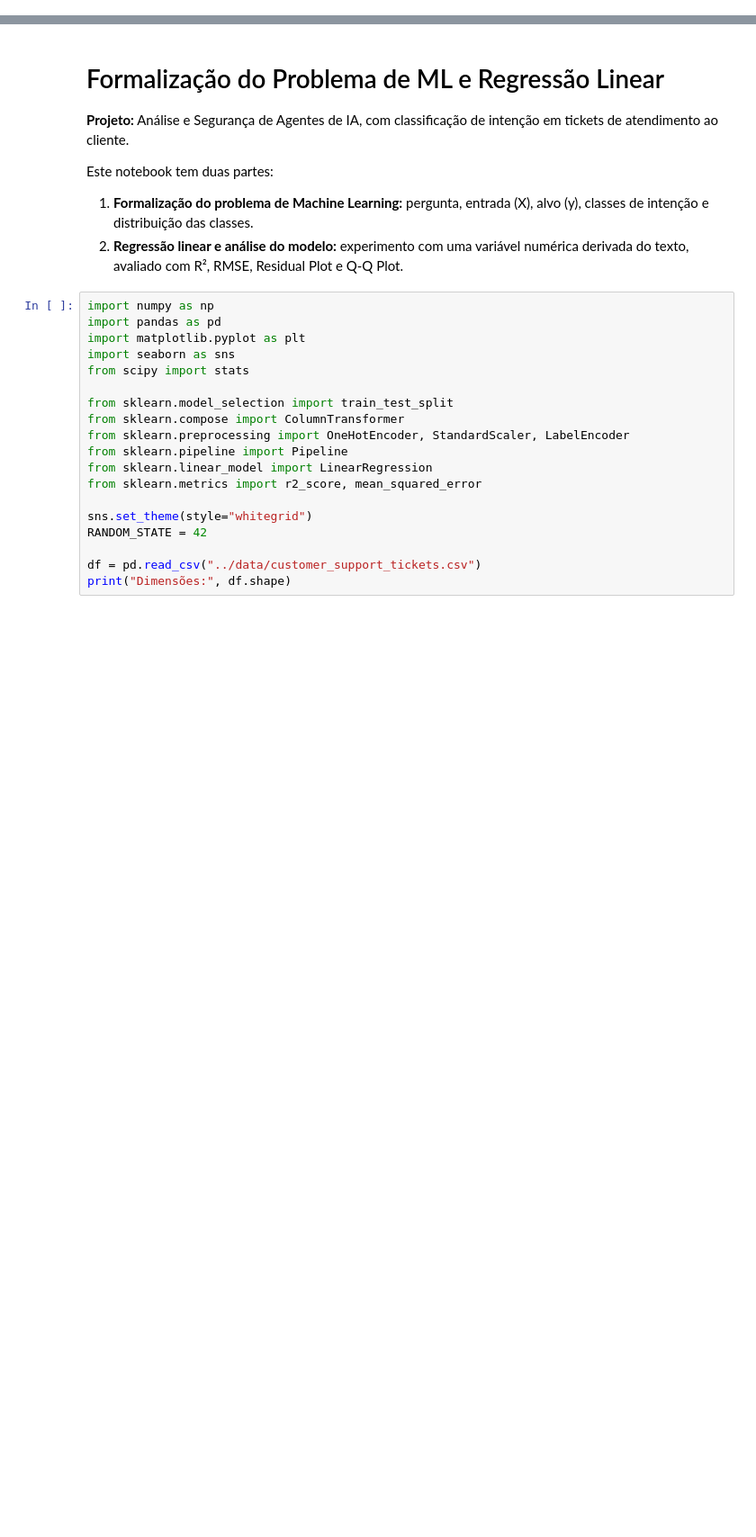
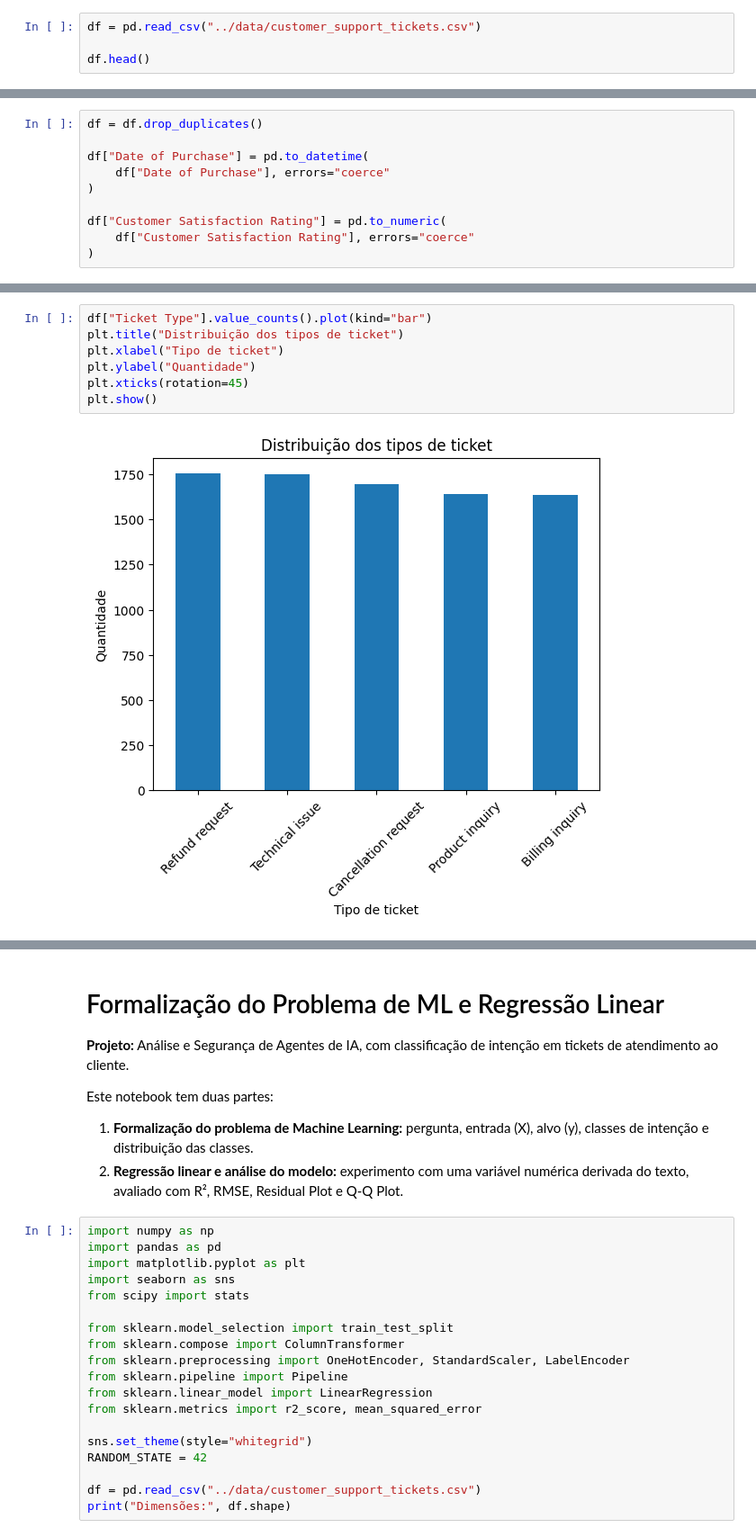
Before and after one commit to luizgabrielduarte/PB-Analise-e-Seguranca-de-Agentes-de-IA, a Jupyter notebook: eda/eda_TP3.ipynb, the cells around one changed output, grey strips where cells are left out. Shown at 90% size. Drawn from its saved outputs; the diff is of its cells as text; blank space fills up the shorter version.

```diff
--- a/eda/eda_TP3.ipynb
+++ b/eda/eda_TP3.ipynb
@@ -0,0 +24,4 @@
+# %%
+df = pd.read_csv("../data/customer_support_tickets.csv")
+
+df.head()
@@ -0,0 +126,10 @@
+# %%
+df = df.drop_duplicates()
+
+df["Date of Purchase"] = pd.to_datetime(
+    df["Date of Purchase"], errors="coerce"
+)
+
+df["Customer Satisfaction Rating"] = pd.to_numeric(
+    df["Customer Satisfaction Rating"], errors="coerce"
+)
@@ -0,0 +166,9 @@
+# %%
+df["Ticket Type"].value_counts().plot(kind="bar")
+plt.title("Distribuição dos tipos de ticket")
+plt.xlabel("Tipo de ticket")
+plt.ylabel("Quantidade")
+plt.xticks(rotation=45)
+plt.show()
+# %% [output]
+[figure, added]
```
Also changed, not shown: parts of 24 cells of this notebook, 10 other files.
